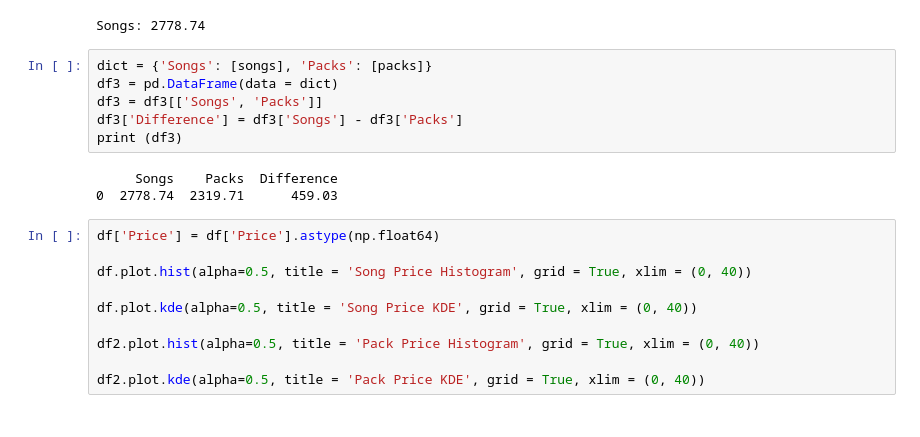
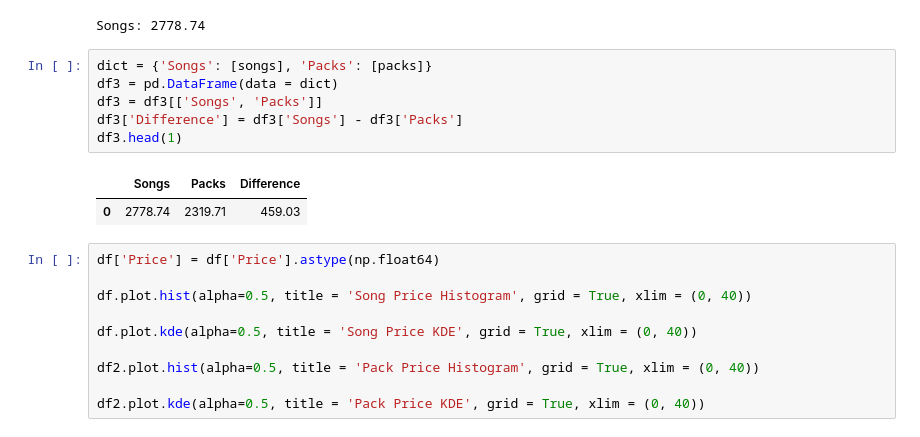
Before and after one commit to InfoSecC/bs4scrape, a Jupyter notebook: Rocksmith.ipynb, the cells around one changed output. Cells and saved outputs as stored; diff of their text form.

```diff
--- a/Rocksmith.ipynb
+++ b/Rocksmith.ipynb
@@ -132,12 +134,12 @@ Songs: 2778.74
 # %%
 dict = {'Songs': [songs], 'Packs': [packs]}
 df3 = pd.DataFrame(data = dict)
 df3 = df3[['Songs', 'Packs']]
 df3['Difference'] = df3['Songs'] - df3['Packs']
-print (df3)
+df3.head(1)
 # %% [output]
-     Songs    Packs  Difference
-0  2778.74  2319.71      459.03
+|  | Songs | Packs | Difference |
+| 0 | 2778.74 | 2319.71 | 459.03 |
 # %%
 df['Price'] = df['Price'].astype(np.float64)
 
```
Also changed, not shown: parts of 1 cell of this notebook.
